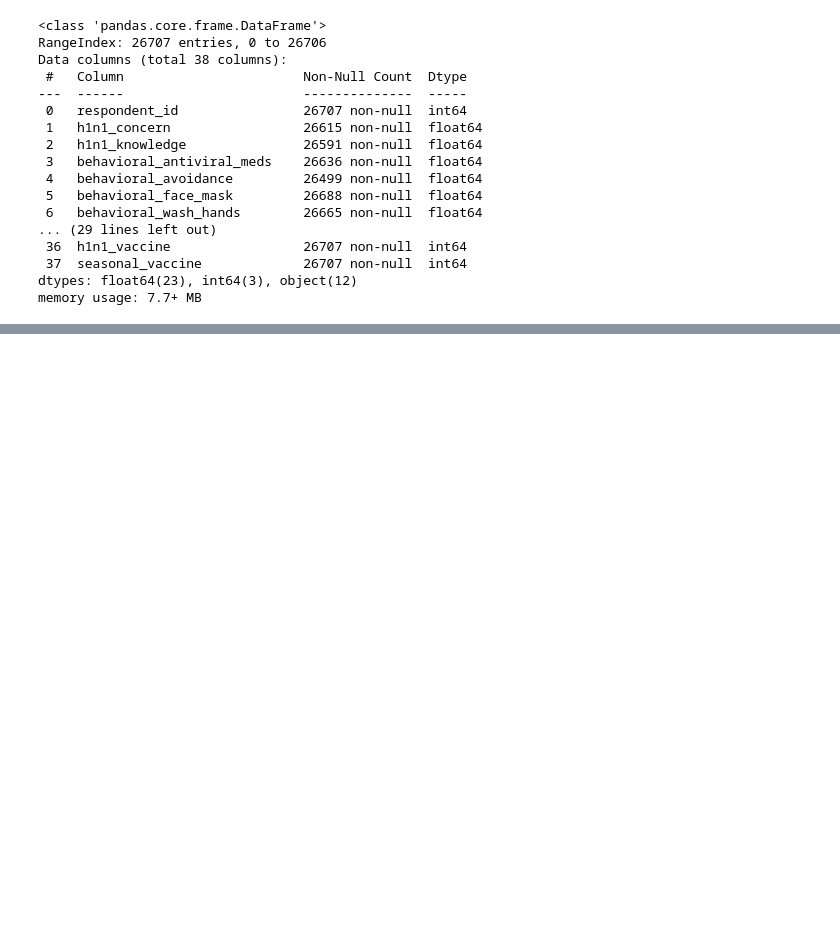
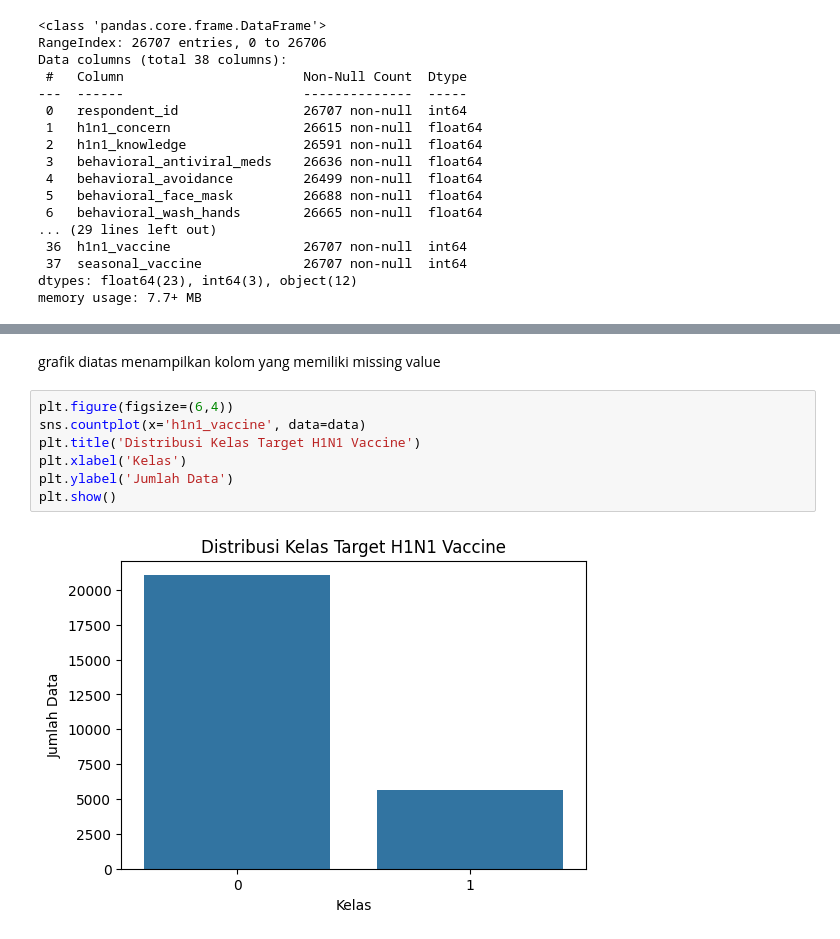
Before and after one commit to keyjack0/analisis-algoritma, a Jupyter notebook: analisis-alogritma.ipynb, the cells around one changed output, grey strips where cells are left out. Drawn from its saved outputs; the diff is of its cells as text; blank space fills up the shorter version.

```diff
--- a/analisis-alogritma.ipynb
+++ b/analisis-alogritma.ipynb
@@ -250,0 +72,11 @@ Passing `palette` without assigning `hue` is deprecated and will be removed in v
+# %% [markdown]
+<p>grafik diatas menampilkan kolom yang memiliki missing value</p>
+# %%
+plt.figure(figsize=(6,4))
+sns.countplot(x='h1n1_vaccine', data=data)
+plt.title('Distribusi Kelas Target H1N1 Vaccine')
+plt.xlabel('Kelas')
+plt.ylabel('Jumlah Data')
+plt.show()
+# %% [output]
+[figure, added]
```
Also changed, not shown: parts of 53 cells of this notebook, 14 other files.
